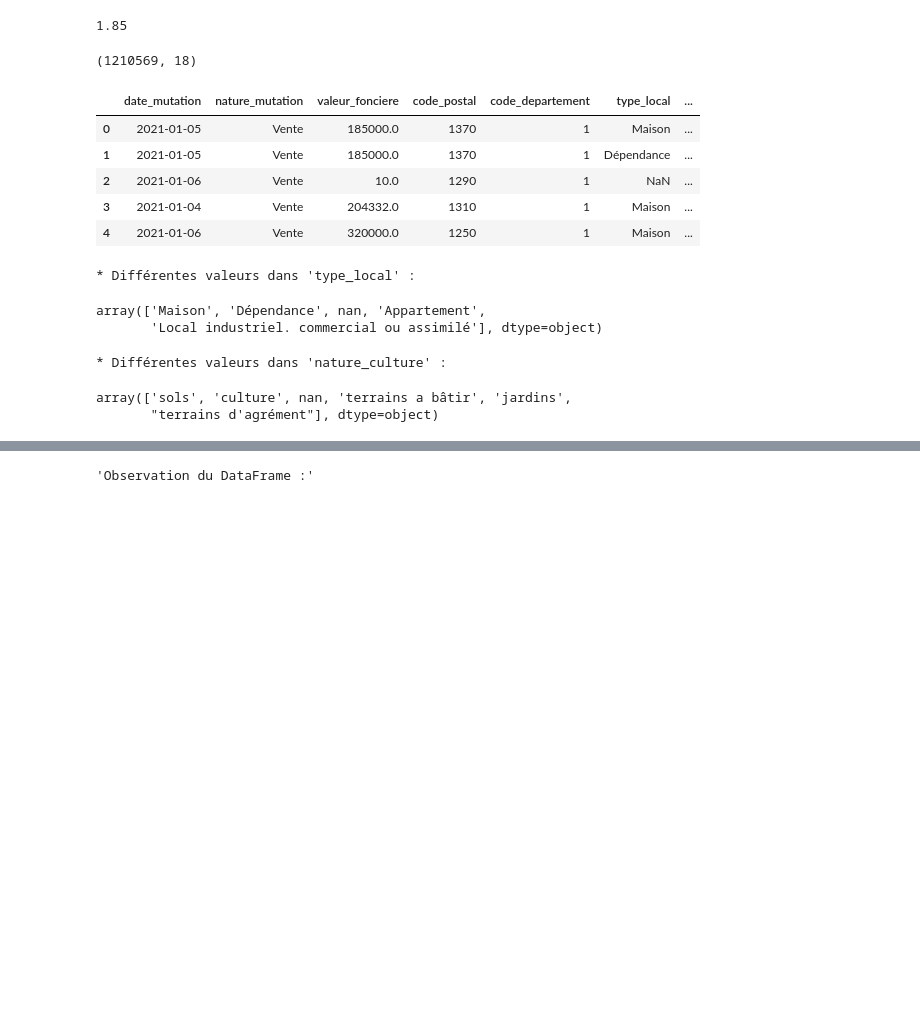
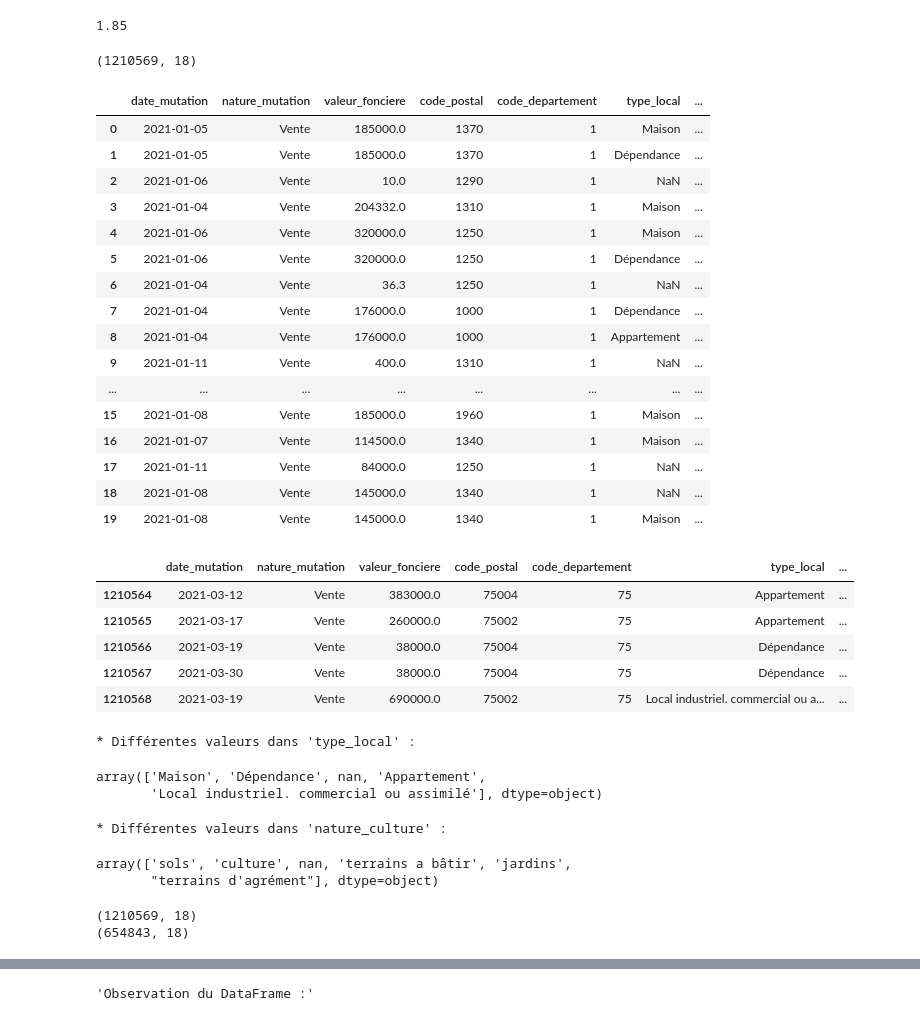
Before and after one commit to victor-kerros/tokenisation-immo, a Jupyter notebook: token-immo.ipynb, the cells around one changed output, grey strips where cells are left out. Saved outputs shown, nothing was run; the diff lists cells and outputs as text; code cells hidden in the pictures; blank space fills up the shorter version.

```diff
--- a/token-immo.ipynb
+++ b/token-immo.ipynb
@@ -218,34 +218,52 @@ colonnes = ["date_mutation", "nature_mutation", "valeur_fonciere", "code_postal"
             'surface_reelle_bati', 'nombre_pieces_principales', 'nature_culture', 'surface_terrain', 'longitude',
             'latitude', 'adresse', 'identifiant_transaction']
 table_vf = table[colonnes].copy()
 
 # Objectif : créer des colonnes pour stocker les valeurs des biens secondaires (jardin, terrain à bâtir, dépendance, etc.)
 # On veut le nombre de m2 de la culture (s'il ne s'agit pas d'un jardin / terrain d'agrément ou d'un terrain à bâtir),
 # On veut aussi le nombre de m2 du local (une dépendance ou un local industriel, par exemple), du terrain à bâtir et du jardin
 table_vf["culture_m2"] = 0
 table_vf["jardin_m2"] = 0
 table_vf["terrains_a_bâtir_m2"] = 0
 table_vf["dependance_m2"] = 0
 
 # On agrège les types de cultures différents de NaN, sols, terrain à bâtir et  : on les renomme "culture"
 culture_type = ['taillis simples', 'eaux', 'landes', 'taillis sous futaie', 'prés', 'terres', 'peupleraies',
                 'vignes', 'bois', 'vergers', 'carrières', 'futaies résineuses', 'pâtures', 'futaies feuillues',
                 'futaies mixtes', 'chemin de fer', 'oseraies', 'pacages', 'prés plantes', 'terres plantées',
                 'landes boisées', 'herbages', "prés d'embouche"]
 for x in culture_type:
     table_vf.loc[table_vf["nature_culture"] == x, "nature_culture"] = "culture"
 
 # Visualisation de table_vf
 display(table_vf.shape)
-table_vf.head(5)
+display(table_vf.head(20))
+table_vf.tail(5)
 # %% [output]
 (1210569, 18)
 |  | date_mutation | nature_mutation | valeur_fonciere | code_postal | code_departement | type_local | ... |
 | 0 | 2021-01-05 | Vente | 185000.0 | 1370 | 1 | Maison | ... |
 | 1 | 2021-01-05 | Vente | 185000.0 | 1370 | 1 | Dépendance | ... |
 | 2 | 2021-01-06 | Vente | 10.0 | 1290 | 1 | NaN | ... |
 | 3 | 2021-01-04 | Vente | 204332.0 | 1310 | 1 | Maison | ... |
 | 4 | 2021-01-06 | Vente | 320000.0 | 1250 | 1 | Maison | ... |
+| 5 | 2021-01-06 | Vente | 320000.0 | 1250 | 1 | Dépendance | ... |
+| 6 | 2021-01-04 | Vente | 36.3 | 1250 | 1 | NaN | ... |
+| 7 | 2021-01-04 | Vente | 176000.0 | 1000 | 1 | Dépendance | ... |
+| 8 | 2021-01-04 | Vente | 176000.0 | 1000 | 1 | Appartement | ... |
+| 9 | 2021-01-11 | Vente | 400.0 | 1310 | 1 | NaN | ... |
+| ... | ... | ... | ... | ... | ... | ... | ... |
+| 15 | 2021-01-08 | Vente | 185000.0 | 1960 | 1 | Maison | ... |
+| 16 | 2021-01-07 | Vente | 114500.0 | 1340 | 1 | Maison | ... |
+| 17 | 2021-01-11 | Vente | 84000.0 | 1250 | 1 | NaN | ... |
+| 18 | 2021-01-08 | Vente | 145000.0 | 1340 | 1 | NaN | ... |
+| 19 | 2021-01-08 | Vente | 145000.0 | 1340 | 1 | Maison | ... |
+|  | date_mutation | nature_mutation | valeur_fonciere | code_postal | code_departement | type_local | ... |
+| 1210564 | 2021-03-12 | Vente | 383000.0 | 75004 | 75 | Appartement | ... |
+| 1210565 | 2021-03-17 | Vente | 260000.0 | 75002 | 75 | Appartement | ... |
+| 1210566 | 2021-03-19 | Vente | 38000.0 | 75004 | 75 | Dépendance | ... |
+| 1210567 | 2021-03-30 | Vente | 38000.0 | 75004 | 75 | Dépendance | ... |
+| 1210568 | 2021-03-19 | Vente | 690000.0 | 75002 | 75 | Local industriel. commercial ou a... | ... |
 # %%
 # Visualisation des colonnes principales d'intérêt pour le feature engineering :
 
@@ -314,6 +332,29 @@ def stockage_function(table_vf, table, indexes : list, saved_line_index):
                     return table_vf
 
         return table_vf
+# %%
+# On crée deux dataframe :
+# * un dataframe avec les transactions non dupliquées
+# * un dataframe avec les transactions dupliquées (sur lequel il faudra travailler pour parvenir à : une transaction = une ligne)
+
+table_vf_dup = table_vf.copy()
+table_vf_uni = table_vf.copy()
+print(table_vf_uni.shape)
+
+table_vf_uni = table_vf_uni.drop_duplicates(subset = ["identifiant_transaction"], keep = "first")
+
+print(table_vf_uni.shape)
+
+# Liens utiles :
+# https://webdevdesigner.com/q/python-pandas-filter-rows-after-groupby-128754/
+# https://fr.acervolima.com/comment-compter-les-doublons-dans-pandas-dataframe/
+
+# Idée : on enlève de table_vf_dup les lignes de table_vf_uni (les premières lignes sont-elles celles qui nous intéressent ?)
+# = on n'a plus que les duplications dans table_vf_dup
+# on fait un opérateur somme de ces duplications (groupby ?) pour transmettre l'information de table_vf_dup dans table_vf_uni
+# %% [output]
+(1210569, 18)
+(654843, 18)
 # %%
 # Objectif : stocker les valeurs des biens secondaires (jardin, terrain à bâtir, dépendance, etc.) dans les colonnes créées
 
```
Also changed, not shown: parts of 3 cells of this notebook.
